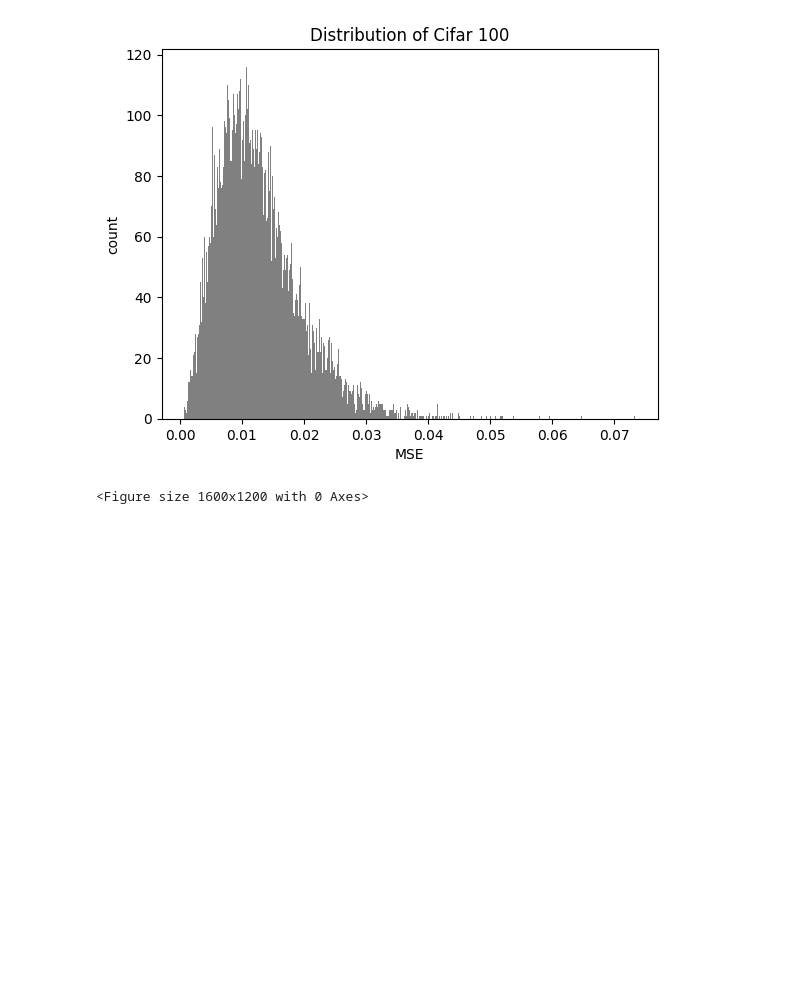
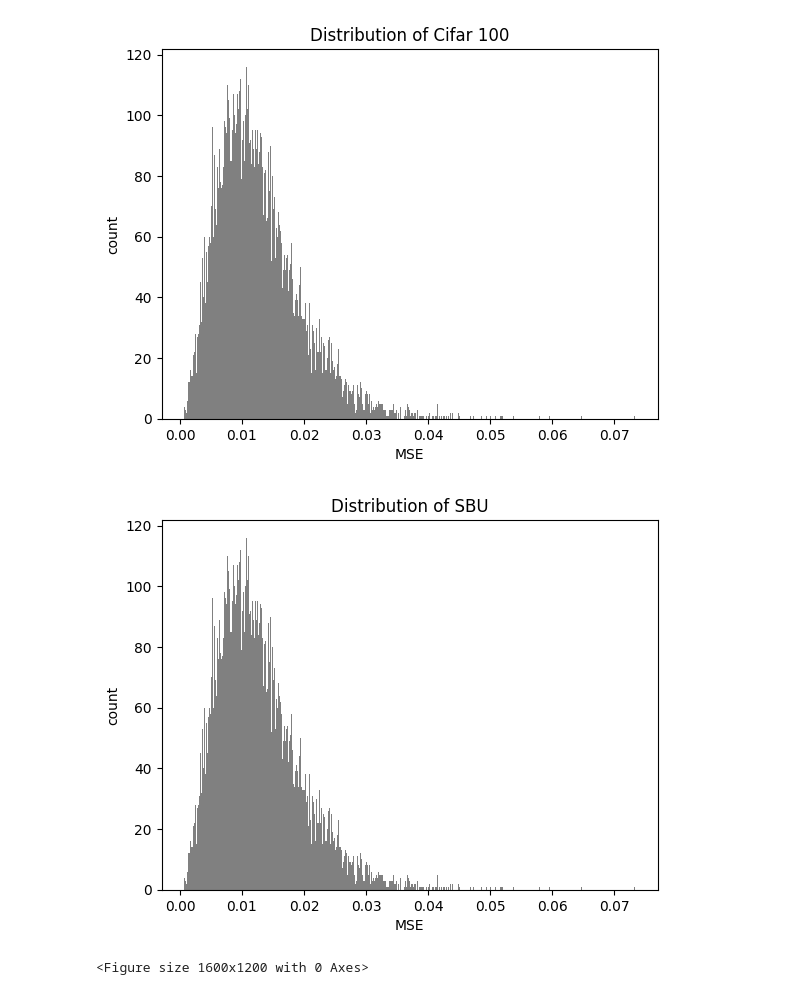
Before and after one commit to JHermosillaD/Autoencoders, a Jupyter notebook: Autoencoder.ipynb, the cells around one changed output. Drawn from its saved outputs; the diff is of its cells as text; code cells hidden in the pictures; blank space fills up the shorter version.

```diff
--- a/Autoencoder.ipynb
+++ b/Autoencoder.ipynb
@@ -1275,6 +1107,32 @@ plt.ylabel("count")
 plt.show()
 # %% [output]
 [figure]
+# %%
+# SBU
+all_images = []
+anomaly_loss3 = []
+feature_images3 = []
+target_images3 = []
+with torch.no_grad():
+    for anomaly_images, _ in test_loader2:
+        anomaly_images = anomaly_images.to(dev)
+        anomaly_recon = model3(anomaly_images)
+        anomaly_flat_images = anomaly_images.view(anomaly_images.size(0), -1)
+        batch_size = anomaly_recon.shape[0]
+        for i_batch in range(batch_size):
+          i_loss = criterion3(anomaly_recon[i_batch],anomaly_flat_images[i_batch]).cpu()
+          anomaly_loss3.append(i_loss.numpy())
+          feature_images3.append(anomaly_images[i_batch])
+          target_images3.append(anomaly_recon[i_batch].view(3, 32, 32))
+anomaly_loss3 = np.array(anomaly_loss2)
+
+plt.hist(anomaly_loss3, bins=500, color='grey')
+plt.title('Distribution of SBU')
+plt.xlabel("MSE")
+plt.ylabel("count")
+plt.show()
+# %% [output]
+[figure, added]
 # %%
 # Cifar 10
 anomalies_indx = np.argsort(anomaly_loss)[-anomaly_sample:]
```
Also changed, not shown: parts of 10 cells of this notebook.
